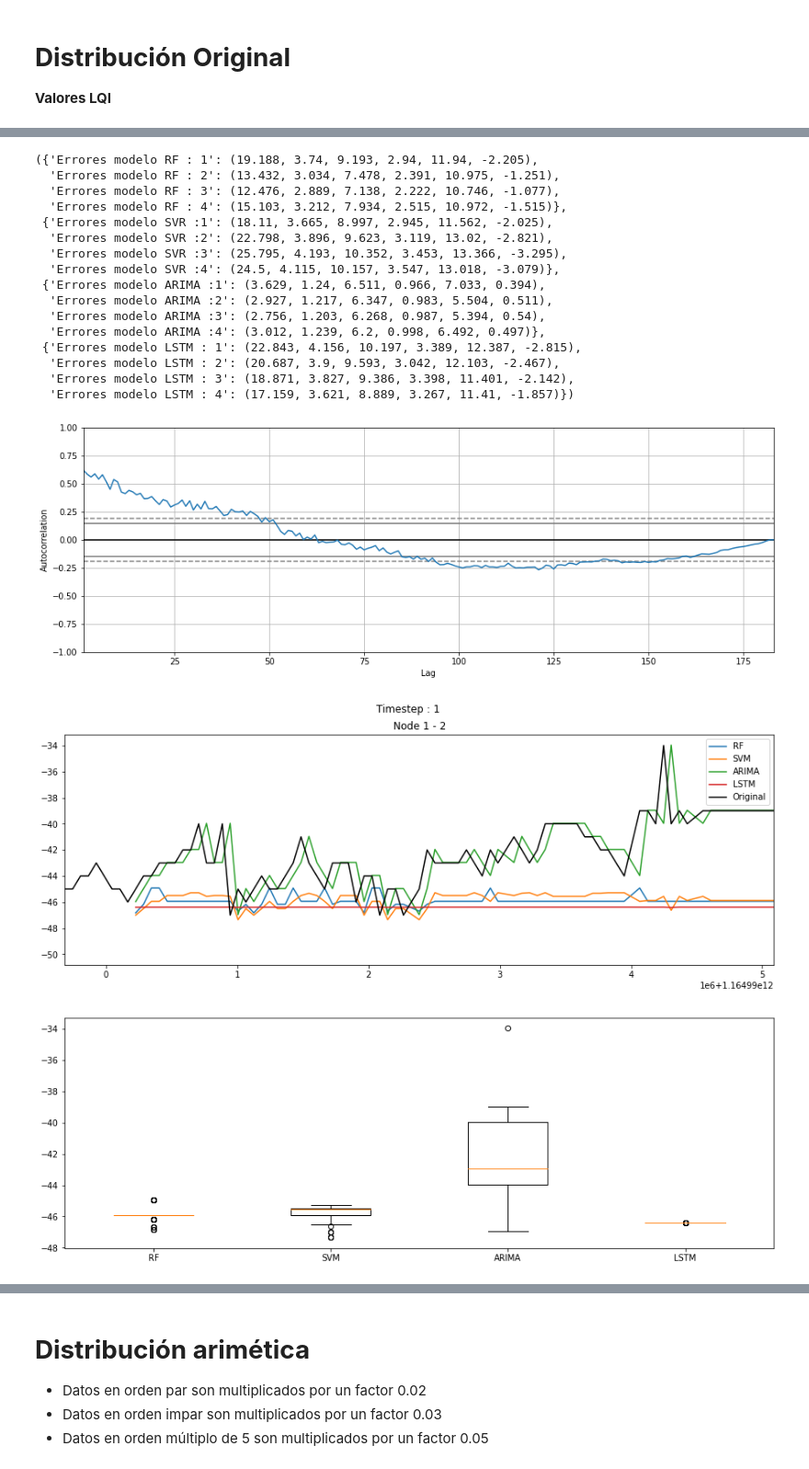
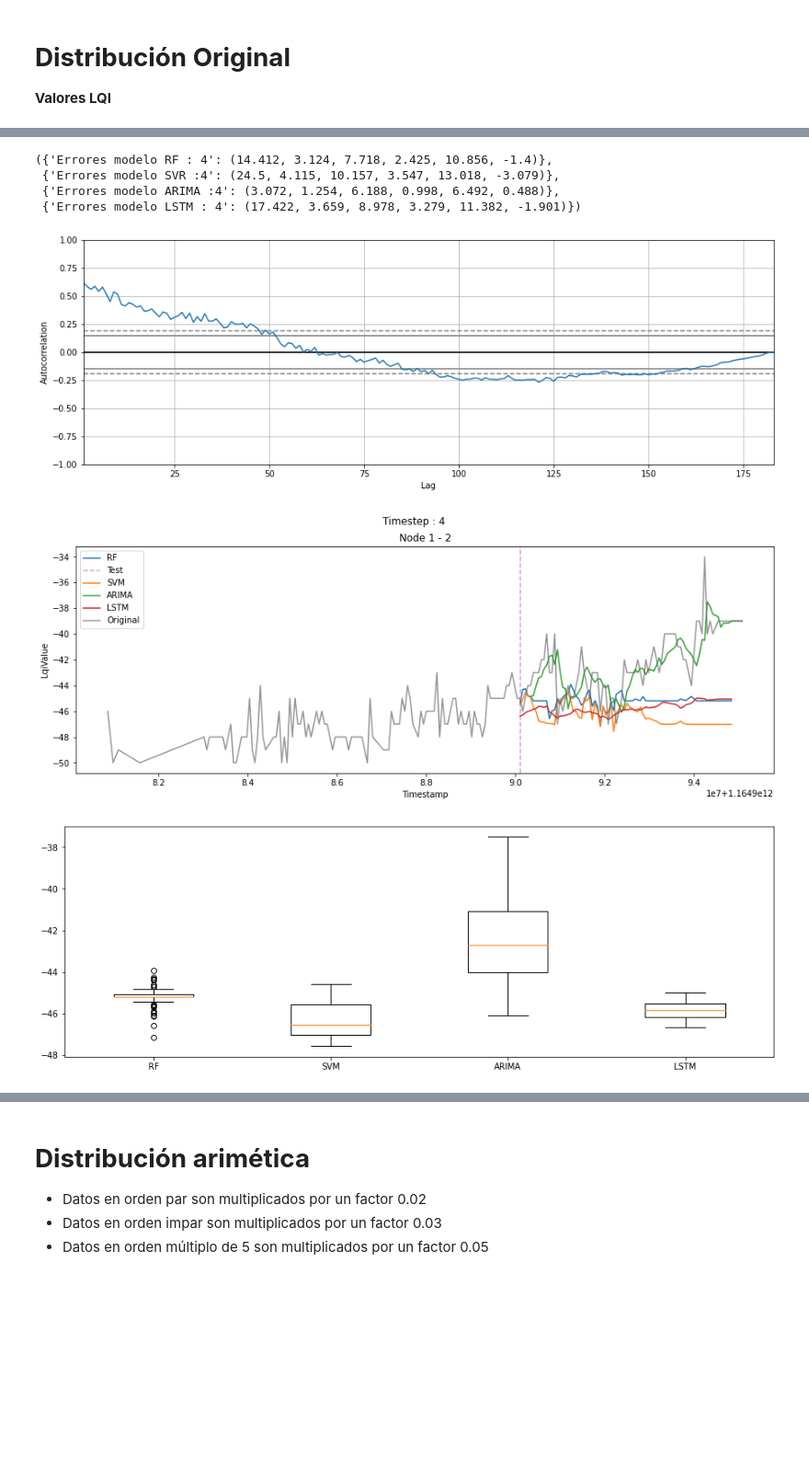
Before and after one commit to juandmantilla/Prediccion-LQI-RSSI-series-de-tiempo, a Jupyter notebook: Experimentos.ipynb, the cells around one changed output, grey strips where cells are left out. Shown at 92% size. Cells and saved outputs as stored; diff of their text form; code cells hidden in the pictures; blank space fills up the shorter version.

```diff
--- a/Experimentos.ipynb
+++ b/Experimentos.ipynb
@@ -1011,43 +1022,33 @@ def ejecutarModelos(diferencia, promediada, path, nodeId, SrcNode, indicador, nu
 # %%
 # --> Entrada modelos RF, SVM   dataX, dataY, pasos, diferenciada, datosOriginales, indicador
 
 # --> Entrada ejecutarModelos  diferencia, promediada, path, nodeId, SrcNode, indicador
 
 #Variables de entrada
 path = "/content/drive/My Drive/PROYECTO -- EXPERIMENTOS/dataOriginal.csv"
 nodeId = 1
 SrcNode = 2
 indicador = "LqiValue"
 numNeuronas = 32
 epocas = 32
+porcentajePrueba = 0.4  # <---
+pasosHistoricos = 4
 
-ejecutarModelos(False, False, path, nodeId, SrcNode, indicador, numNeuronas, epocas)
+ejecutarModelos(False, False, path, nodeId, SrcNode, indicador, numNeuronas, epocas, porcentajePrueba, pasosHistoricos)
 # %% [output]
 ---------------------- DICKEY - FULLER ----------------------
 ADF Estadistico: -1.477276
 Valor p: 0.544721
 Valores críticos
         1%: -3.46873
         5%: -2.87840
         10%: -2.57576
 -------------------------------------------------------------
 ----------------------- SIN DIFERENCIAS ---------------------
-({'Errores modelo RF : 1': (19.188, 3.74, 9.193, 2.94, 11.94, -2.205),
-  'Errores modelo RF : 2': (13.432, 3.034, 7.478, 2.391, 10.975, -1.251),
-  'Errores modelo RF : 3': (12.476, 2.889, 7.138, 2.222, 10.746, -1.077),
-  'Errores modelo RF : 4': (15.103, 3.212, 7.934, 2.515, 10.972, -1.515)},
- {'Errores modelo SVR :1': (18.11, 3.665, 8.997, 2.945, 11.562, -2.025),
-  'Errores modelo SVR :2': (22.798, 3.896, 9.623, 3.119, 13.02, -2.821),
-  'Errores modelo SVR :3': (25.795, 4.193, 10.352, 3.453, 13.366, -3.295),
-  'Errores modelo SVR :4': (24.5, 4.115, 10.157, 3.547, 13.018, -3.079)},
- {'Errores modelo ARIMA :1': (3.629, 1.24, 6.511, 0.966, 7.033, 0.394),
-  'Errores modelo ARIMA :2': (2.927, 1.217, 6.347, 0.983, 5.504, 0.511),
-  'Errores modelo ARIMA :3': (2.756, 1.203, 6.268, 0.987, 5.394, 0.54),
-  'Errores modelo ARIMA :4': (3.012, 1.239, 6.2, 0.998, 6.492, 0.497)},
- {'Errores modelo LSTM : 1': (22.843, 4.156, 10.197, 3.389, 12.387, -2.815),
-  'Errores modelo LSTM : 2': (20.687, 3.9, 9.593, 3.042, 12.103, -2.467),
-  'Errores modelo LSTM : 3': (18.871, 3.827, 9.386, 3.398, 11.401, -2.142),
-  'Errores modelo LSTM : 4': (17.159, 3.621, 8.889, 3.267, 11.41, -1.857)})
+({'Errores modelo RF : 4': (14.412, 3.124, 7.718, 2.425, 10.856, -1.4)},
+ {'Errores modelo SVR :4': (24.5, 4.115, 10.157, 3.547, 13.018, -3.079)},
+ {'Errores modelo ARIMA :4': (3.072, 1.254, 6.188, 0.998, 6.492, 0.488)},
+ {'Errores modelo LSTM : 4': (17.422, 3.659, 8.978, 3.279, 11.382, -1.901)})
 [figure]
-[figure, old version]
+[figure, new version]
-[figure, old version]
+[figure, new version]
```
Also changed, not shown: parts of 20 cells of this notebook.
